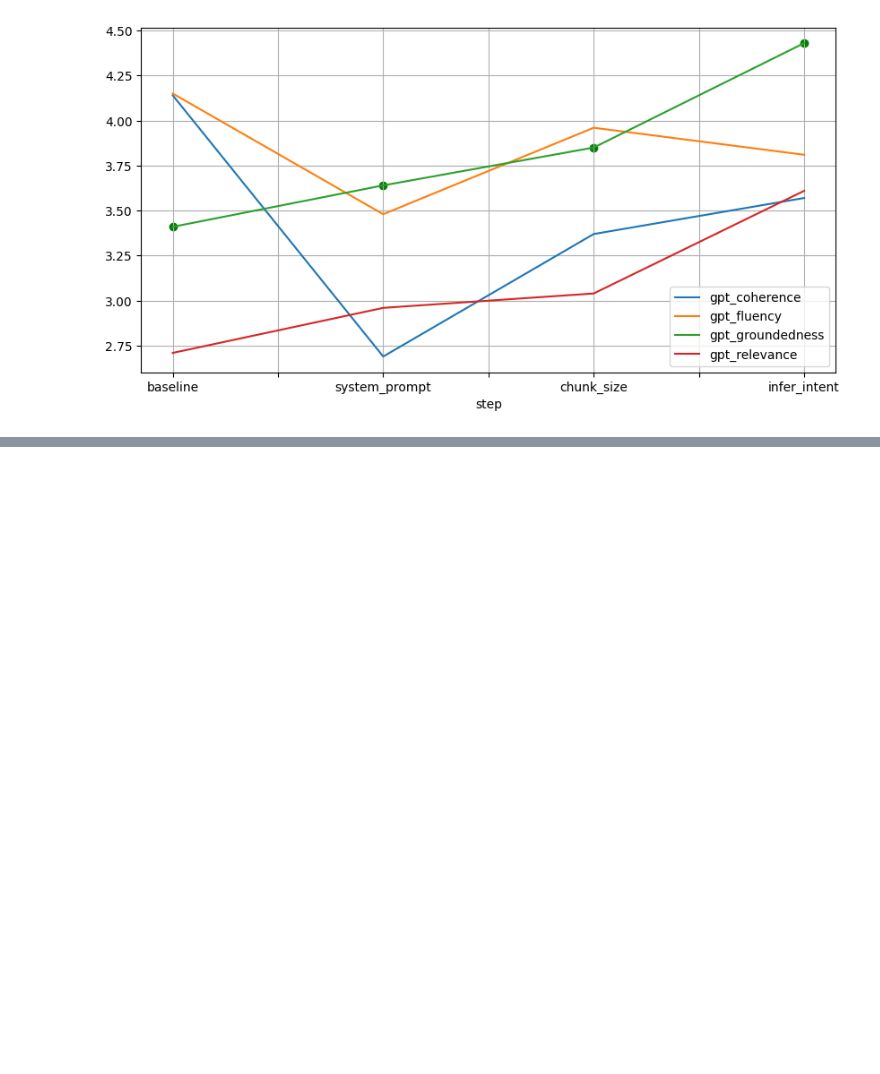
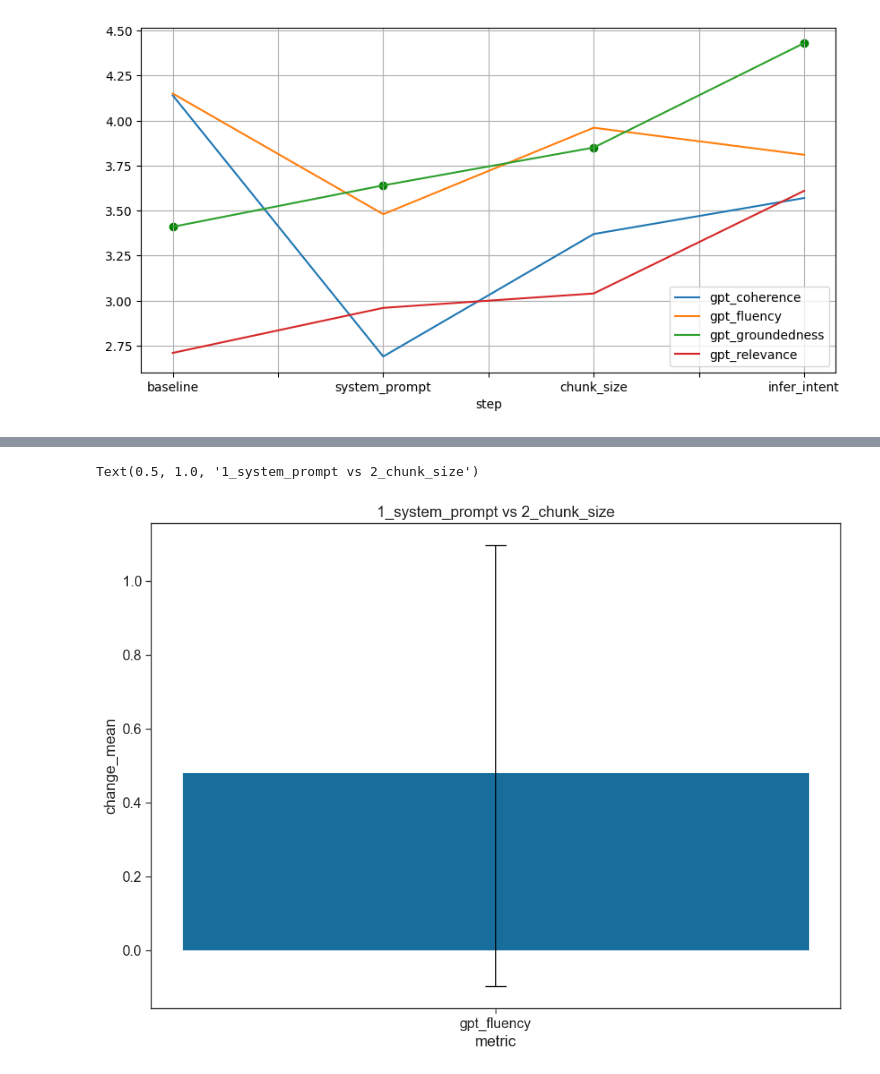
Before and after one commit to bstollnitz/rag-promptflow, a Jupyter notebook: data/eval/stats.ipynb, the cells around one changed output, grey strips where cells are left out. Cells and saved outputs as stored; diff of their text form; code cells hidden in the pictures; blank space fills up the shorter version.

```diff
--- a/data/eval/stats.ipynb
+++ b/data/eval/stats.ipynb
@@ -7,7 +7,7 @@ import os
 # read the data from the csvs files in the folder
 data = []
 for file in os.listdir("."):
-    if file.endswith(".csv"):
+    if file.startswith("Metrics") and file.endswith(".csv"):
         data.append(pd.read_csv(file).to_dict('records')[0])
         data[-1]['step'] = file[16:-4]
 df = pd.DataFrame(data)
@@ -33,0 +64,15 @@ plt.savefig('metrics.png')
+# %%
+from scipy import stats
+def run_t_test(metric, control_name, treatment_name, control, treatment):
+    df = pd.DataFrame({"control":control[metric].values, "treatment":treatment[metric].values})
+    df.dropna(inplace=True)
+    ttest_result = stats.ttest_rel(df.treatment, df.control)
+    return dict(metric=metric,
+                control=control_name,
+                treatment=treatment_name,
+                control_mean=control[metric].mean(),
+                treatment_mean=treatment[metric].mean(),
+                change_mean=treatment[metric].mean() - control[metric].mean(),
+                p_value=ttest_result.pvalue,
+                ci_low=ttest_result.confidence_interval()[0],
+                ci_high=ttest_result.confidence_interval()[1])
@@ -33,0 +140,32 @@ plt.savefig('metrics.png')
+# %%
+# plot a bar chart for each metric that shows the change in the metric with error bars
+import seaborn as sns
+sns.set_theme(style="whitegrid")
+sns.set(rc={'figure.figsize':(11.7,8.27)})
+sns.set(font_scale=1.5)
+sns.set_style("whitegrid")
+sns.set_style("ticks")
+sns.set_palette("colorblind")
+sns.set_context("paper", font_scale=1.5)
+# draw a bar chart for one metric (just on bar)
+record = results_df.iloc[5]
+metric = record['metric']
+control = record['control']
+treatment = record['treatment']
+control_mean = record['control_mean']
+treatment_mean = record['treatment_mean']
+change_mean = record['change_mean']
+p_value = record['p_value']
+ci_low = record['ci_low']
+ci_high = record['ci_high']
+# create a bar chart
+ax = sns.barplot(x="metric", y="change_mean", data=record.to_frame().T)
+# add the error bars
+ax.errorbar(x=0, y=change_mean, yerr=[[change_mean-ci_low], [ci_high-change_mean]], fmt='none', c='black', capsize=10)
+# add the name of the control and treatment as a title
+ax.set_title(control + " vs " + treatment)
+# save the plot
+#plt.savefig('change.png')
+# %% [output]
+Text(0.5, 1.0, '1_system_prompt vs 2_chunk_size')
+[figure, added]
```
Also changed, not shown: parts of 4 cells of this notebook, 9 other files.
